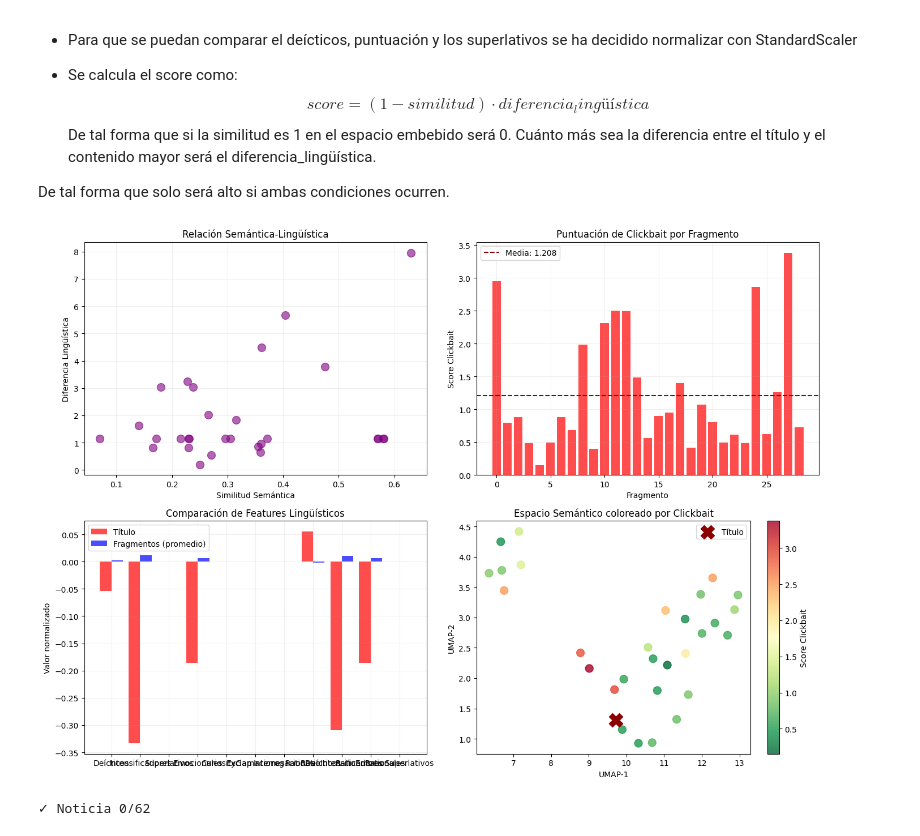
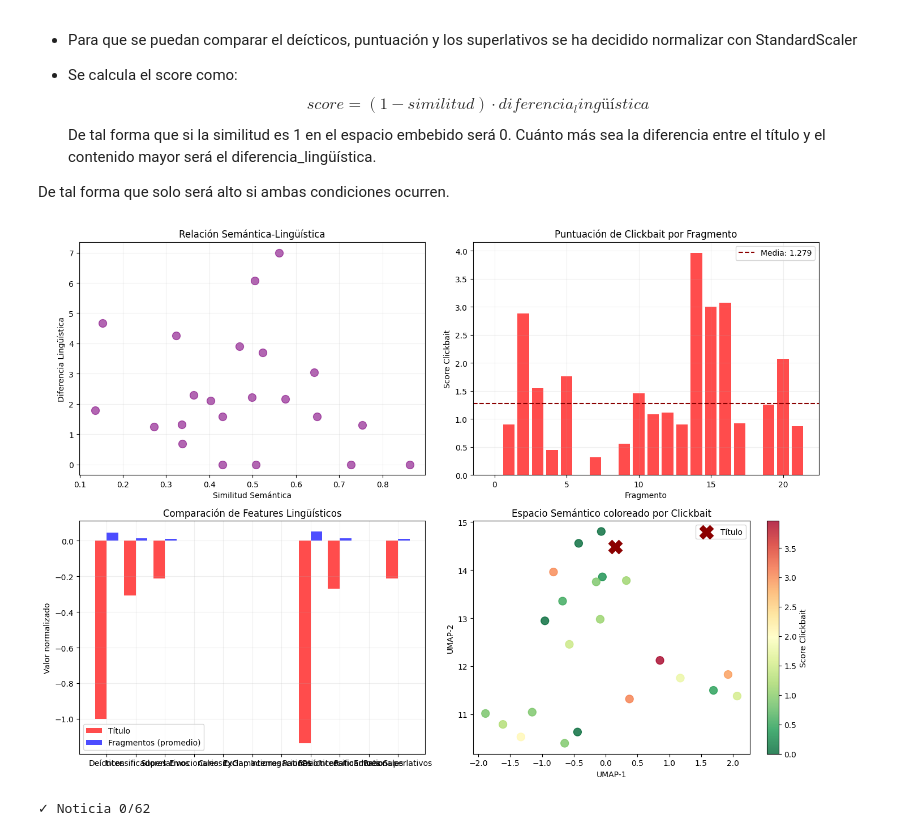
Before and after one commit to hepejaAED/ProyectoNLP, a Jupyter notebook: topic_modeling.ipynb, the cells around one changed output. Drawn from its saved outputs; the diff is of its cells as text; code cells hidden in the pictures.

```diff
--- a/topic_modeling.ipynb
+++ b/topic_modeling.ipynb
@@ -418,5 +418,5 @@ def embedding_cross_encoder(corpus):
 with open("conjunto_noticias/conjunto_noticias_limpio.json", "r", encoding="utf-8") as f:
     noticias = json.load(f)
 # %%
-titulo, fragmentos_contenido,noticia=cargar_datos(noticias, n_noticia=2, print_info=False)
+titulo, fragmentos_contenido,noticia=cargar_datos(noticias, n_noticia=5, print_info=False)
 corpus = [titulo] + fragmentos_contenido
@@ -484,6 +562,7 @@ def analizar_clickbait(noticias, n_noticia, plot=False):
     periodico=noticia["Periódico"]
     categoria=noticia["Categoría"]
     link=noticia["Link"]
+    clickbait=noticia["cb"]
     corpus = [titulo] + fragmentos
 
     # 2. Extraer features lingüísticos
@@ -588,9 +667,9 @@ def analizar_clickbait(noticias, n_noticia, plot=False):
 
     return score_medio, analisis
 # %%
-score, datos = analizar_clickbait(noticias, 20, plot=True)
+score, datos = analizar_clickbait(noticias, 5, plot=True)
 # %% [output]
-[figure, old version]
+[figure, new version]
 # %%
 # ESTE CÓDIGO NO ESTÁ BIEN MIRADO, SOLO ERAP ARA SACAR RESULTADOS RÁPIDOS DE LO ANTERIOR
 
```
Also changed, not shown: parts of 12 cells of this notebook.
